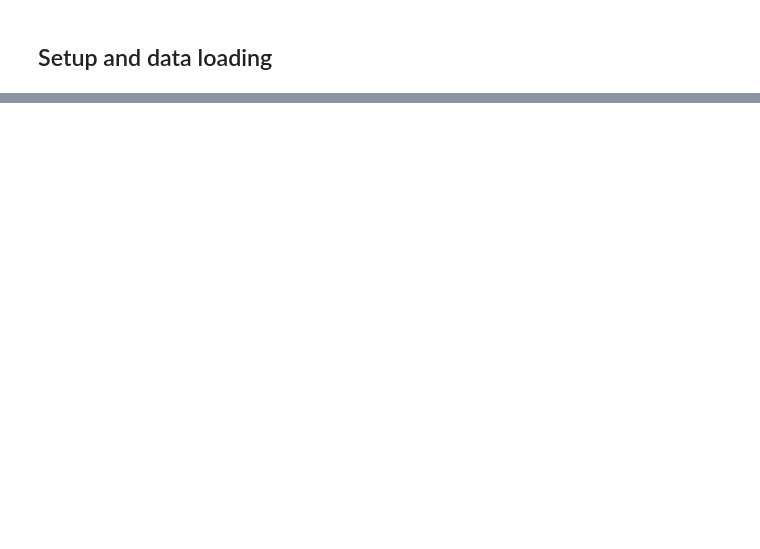
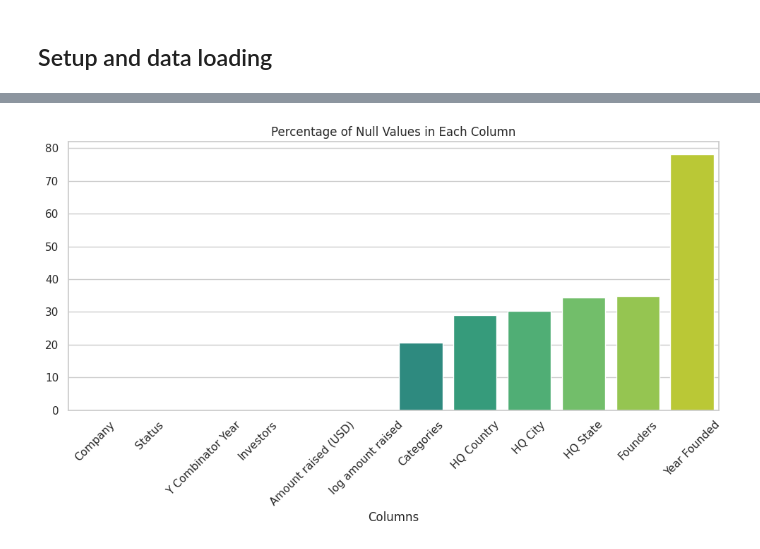
Before and after one commit to MihailoMilenkovic/startups-analysis, a Jupyter notebook: project.ipynb, the cells around one changed output, grey strips where cells are left out. Saved outputs shown, nothing was run; the diff lists cells and outputs as text; code cells hidden in the pictures; blank space fills up the shorter version.

Commit message:
add some time, location and funding based analysis

```diff
--- a/project.ipynb
+++ b/project.ipynb
@@ -30,0 +86,14 @@ available data:  ['Company', 'Satus', 'Year Founded', 'Mapping Location', 'Descr
+# %%
+condition = startups_df['Y Combinator Session'] == 'Summer'
+startups_df.loc[condition,"Y Combinator Year"]+=0.5
+startups_df=startups_df.drop(columns="Y Combinator Session")
+# %%
+def amount(text):
+    item = [word for word in str(text).split()]
+    item = [re.sub(r'\D','',word) for word in item if word != '' and word != '']
+    res = [int(ele) for ele in item if ele.strip()]
+    return sum(res)
+startups_df['Amount raised (USD)'] = startups_df['Amount raised'].apply(amount).astype(int)
+startups_df['log amount raised'] = np.log10(startups_df['Amount raised (USD)'])
+
+startups_df=startups_df.drop(columns="Amount raised")
@@ -30,0 +106,13 @@ available data:  ['Company', 'Satus', 'Year Founded', 'Mapping Location', 'Descr
+# %%
+startups_df_basic=startups_df.drop(
+  [
+    'Mapping Location',
+    'Description',
+    'Office Address',
+    'Logo',
+    'Website',
+    'Crunchbase / Angel List Profile','Seed-DB / Mattermark Profile'
+  ]
+  ,axis=1
+)
+startups_df_basic.head(3)
@@ -30,0 +144,12 @@ available data:  ['Company', 'Satus', 'Year Founded', 'Mapping Location', 'Descr
+# %%
+null_pcts = (startups_df_basic.isnull().sum().sort_values(ascending=True)/len(startups_df_basic))*100
+# Create a bar plot
+plt.figure(figsize=(10, 6))
+sns.barplot(x=null_pcts.index, y=null_pcts.values, palette='viridis')
+plt.xlabel('Columns')
+plt.title('Percentage of Null Values in Each Column')
+plt.xticks(rotation=45)
+plt.tight_layout()
+plt.show()
+# %% [output]
+[figure, added]
```
Also changed, not shown: parts of 34 cells of this notebook, 4 other files.
